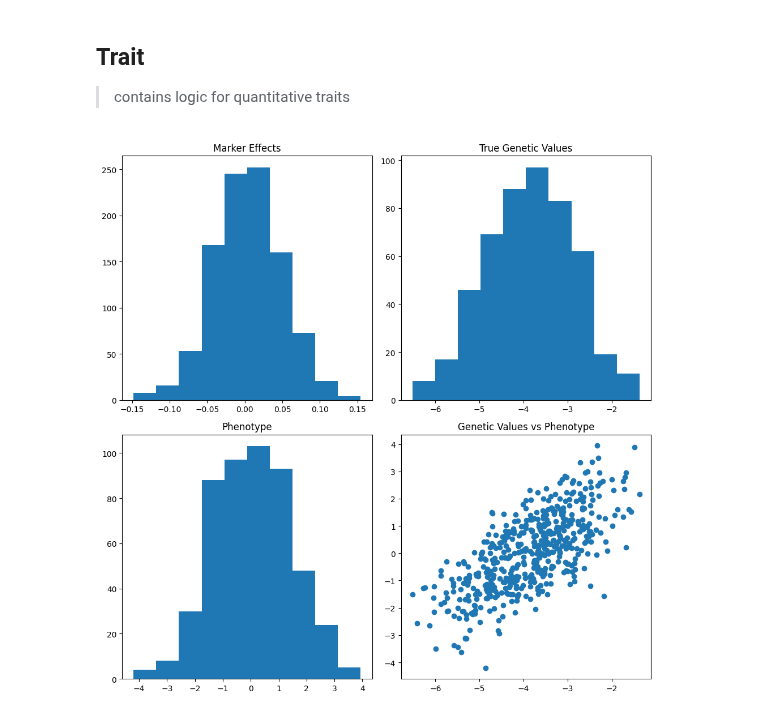
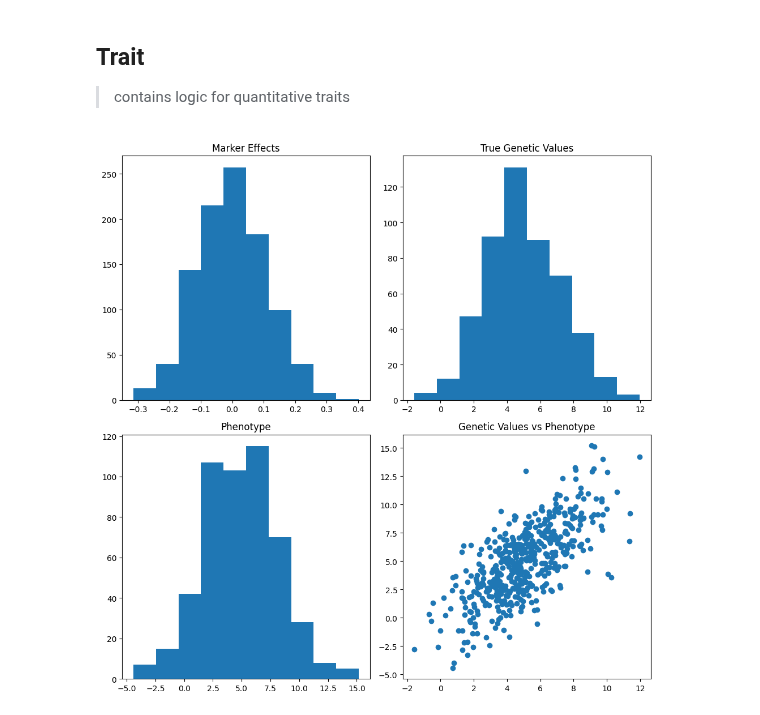
Before and after one commit to cjGO/burbankai, a Jupyter notebook: nbs/02_trait.ipynb, the cells around one changed output. Saved outputs shown, nothing was run; the diff lists cells and outputs as text; code cells hidden in the pictures.

```diff
--- a/nbs/02_trait.ipynb
+++ b/nbs/02_trait.ipynb
@@ -108,6 +108,7 @@ class TraitA:
     target_mean: float
     target_variance: float
     distribution: str ='normal'
+    intercept: None = 0
 
     def calculate_scaled_additive_dosages(self, genotypes: torch.Tensor) -> torch.Tensor:
         """
@@ -168,7 +169,10 @@ class TraitA:
         # pop.shape = [50,2,10,10]
         # self.scaled_effects.shape = [10,10]
         # output [50]
-        return torch.einsum('ijkl,kl->i', self.calculate_scaled_additive_dosages(pop.float()), self.scaled_effects)
+        if self.intercept:
+            return torch.einsum('ijkl,kl->i', self.calculate_scaled_additive_dosages(pop.float()), self.scaled_effects) + self.intercept
+        else:
+            return torch.einsum('ijkl,kl->i', self.calculate_scaled_additive_dosages(pop.float()), self.scaled_effects)
 
     def calculate_intercept(self):
         """
@@ -200,7 +204,7 @@ class TraitA:
         if h2 is None and varE is None:
             raise ValueError("Provide either h2 or varE.")
 
-        genetic_values = self.calculate_genetic_values(pop) + self.intercept
+        genetic_values = self.calculate_genetic_values(pop)
 
         if h2 is not None:
             # Calculate varE based on target heritability
@@ -232,37 +236,37 @@ simparam.genome = crop_genome
 qtl_loci = 100
 qtl_map = select_qtl_loci(qtl_loci,simparam.genome)
 
-ta = TraitA(qtl_map,simparam,0, 1)
+ta = TraitA(qtl_map,simparam,5, 5)
 ta.sample_initial_effects()
 ta.scale_genetic_effects()
 ta.calculate_intercept()
 
 # Create a 2x2 grid of plots
 fig, axs = plt.subplots(2, 2, figsize=(10, 10))  # Adjust figsize as needed
 
 # Plot 1: Scaled Effects Histogram
 axs[0, 0].hist(ta.scaled_effects.flatten())
 axs[0, 0].set_title('Marker Effects')
 
 # Plot 2: True Genetic Values Histogram
 genetic_values = ta.calculate_genetic_values(simparam.founder_pop)
 axs[0, 1].hist(genetic_values)
 axs[0, 1].set_title('True Genetic Values')
 
 # Plot 3: Phenotype Histogram
 phenotypes = ta.phenotype(simparam.founder_pop, h2=0.5)  # Assuming 'h2' is a parameter for heritability in the phenotype method
 axs[1, 0].hist(phenotypes)
 axs[1, 0].set_title('Phenotype')
 
 # Plot 4: Scatter Plot of Genetic Values vs Phenotypes
 axs[1, 1].scatter(genetic_values, phenotypes)
 axs[1, 1].set_title('Genetic Values vs Phenotype')
 
 # Display the plots
 plt.tight_layout()  # Adjust layout to prevent overlap
 plt.show()
 # %% [output]
-[figure, old version]
+[figure, new version]
 # %%
 #| hide
 import nbdev; nbdev.nbdev_export()
```
Also changed, not shown: 6 other files.
